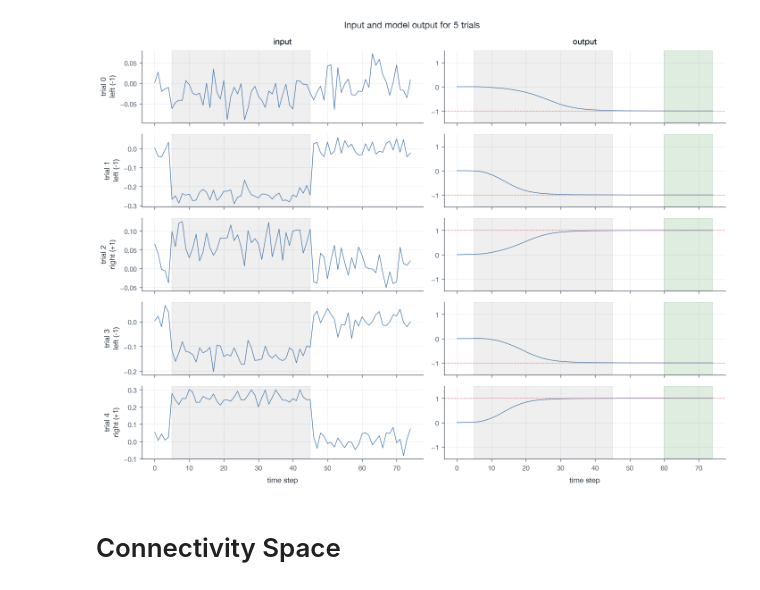
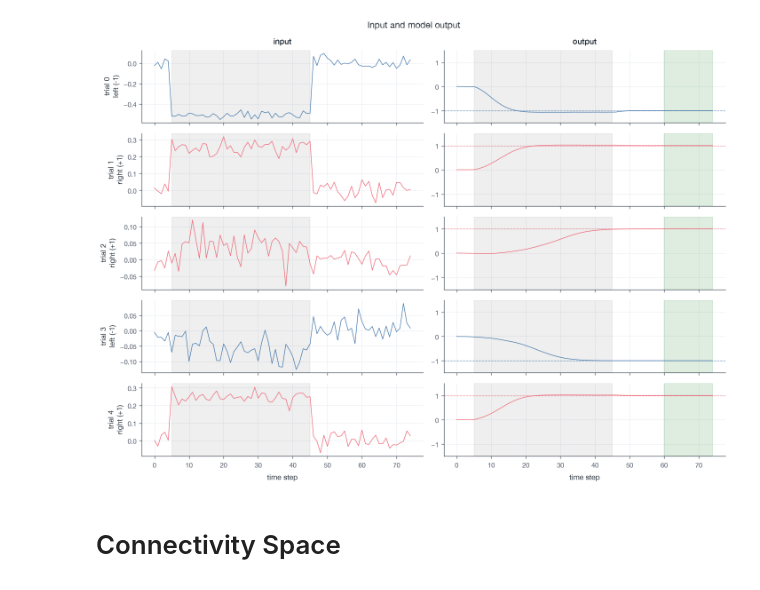
Before and after one commit to arjunpur/low-rank-rnn, a Jupyter notebook: model.ipynb, the cells around one changed output. Saved outputs shown, nothing was run; the diff lists cells and outputs as text; code cells hidden in the pictures.

```diff
--- a/model.ipynb
+++ b/model.ipynb
@@ -137,42 +52,16 @@ Test accuracy on 160 fresh trials: 100.0%
 # %%
-from low_rank_rnn.constants import STIMULUS_WINDOW
+import numpy as np
 
-num_trials = 5
-decision_timesteps = 15
-u, labels = generate_perceptual_decision_making_trials(num_trials=num_trials)
-outputs, states = model(torch.tensor(u, dtype=torch.float32))
+inputs, labels = generate_perceptual_decision_making_trials(
+    num_trials=5,
+    rng=np.random.default_rng(2026),
+)
+outputs, states = model(torch.tensor(inputs, dtype=torch.float32))
 
-outputs_np = outputs.detach().numpy()
-time_steps = np.arange(u.shape[1])
-t0, t1 = STIMULUS_WINDOW
-decision_start = u.shape[1] - decision_timesteps
-
-fig, axes = plt.subplots(num_trials, 2, figsize=(12, 1.8 * num_trials), sharex="col")
-for i in range(num_trials):
-    ax_in, ax_out = axes[i]
-
-    ax_in.plot(time_steps, u[i], lw=0.8)
-    ax_in.axvspan(t0, t1, color="gray", alpha=0.12)
-    direction = "right (+1)" if labels[i] > 0 else "left (-1)"
-    ax_in.set_ylabel(f"trial {i}\n{direction}")
-    if i == 0:
-        ax_in.set_title("input")
-
-    ax_out.plot(time_steps, outputs_np[i], lw=0.8)
-    ax_out.axhline(labels[i], color="C1", ls="--", lw=0.8, alpha=0.7)
-    ax_out.axvspan(t0, t1, color="gray", alpha=0.12)
-    ax_out.axvspan(decision_start, time_steps[-1], color="C2", alpha=0.15)
-    ax_out.set_ylim(-1.5, 1.5)
-    if i == 0:
-        ax_out.set_title("output")
-
-axes[-1, 0].set_xlabel("time step")
-axes[-1, 1].set_xlabel("time step")
-fig.suptitle("Input and model output for 5 trials")
-fig.tight_layout()
+fig, axes = plot_trial_outputs(inputs, labels, outputs.detach().numpy())
 plt.show()
 # %% [output]
-[figure, old version]
+[figure, new version]
 # %% [markdown]
 # Connectivity Space
 # %%
```
Also changed, not shown: parts of 13 cells of this notebook, 10 other files.
